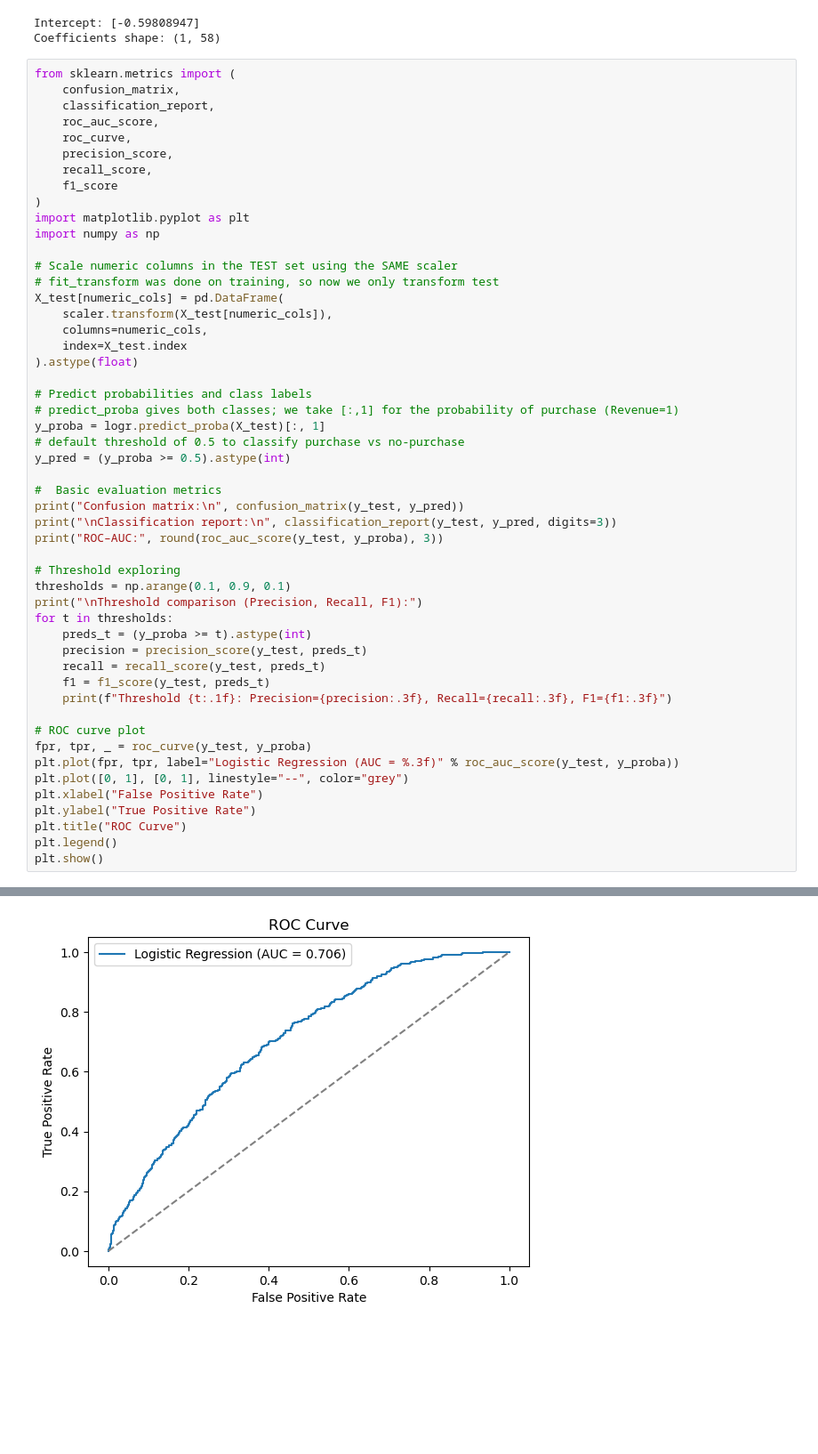
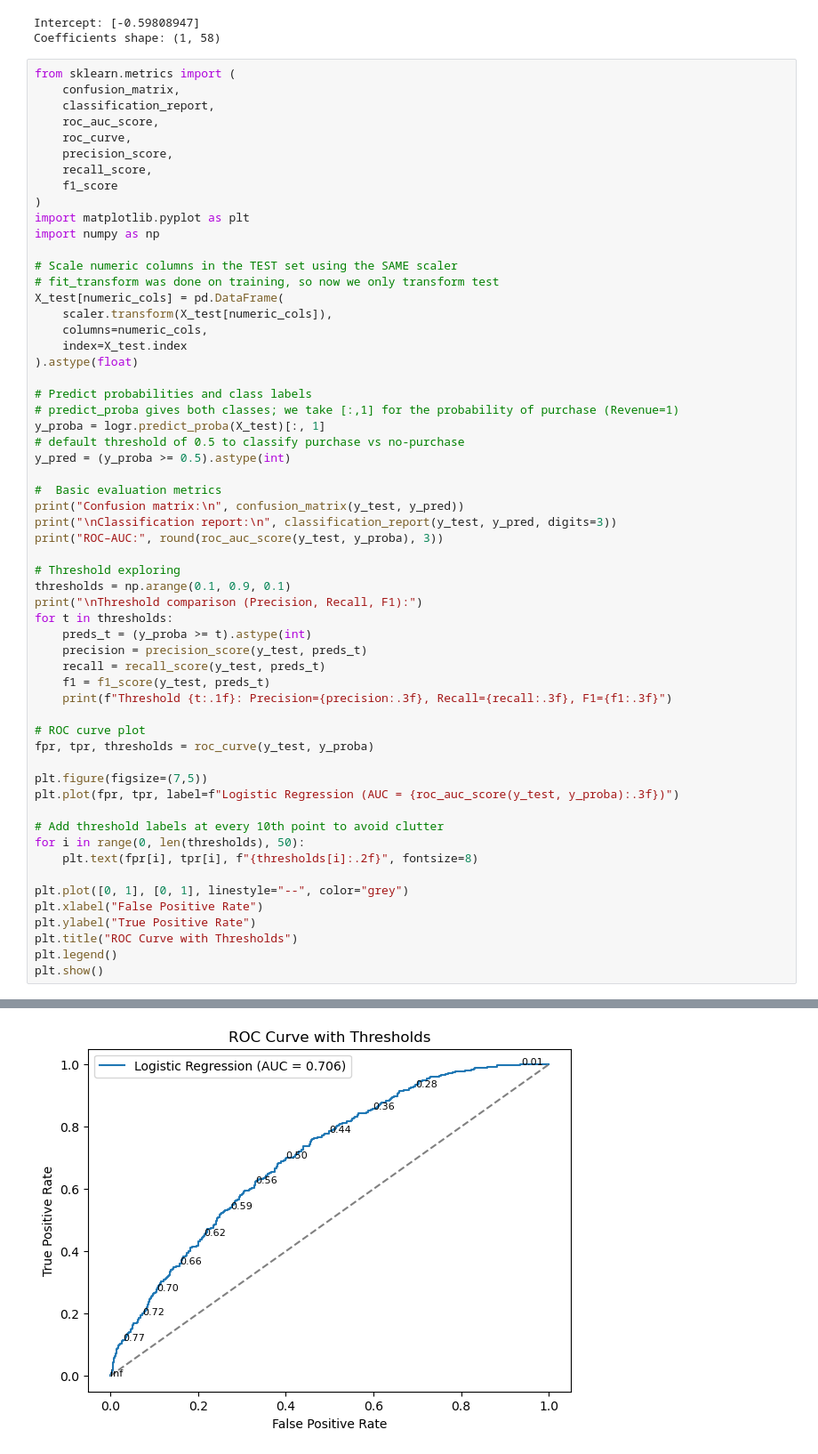
Before and after one commit to tianajsmith-cbs/Applied-Machine-Learning-Project, a Jupyter notebook: Notebooks/04_logistic_regression.ipynb, the cells around one changed output, grey strips where cells are left out. Shown at 89% size. Cells and saved outputs as stored; diff of their text form; blank space fills up the shorter version.

Commit message:
added the threshold part

```diff
--- a/Notebooks/04_logistic_regression.ipynb
+++ b/Notebooks/04_logistic_regression.ipynb
@@ -75,34 +75,41 @@ for t in thresholds:
     preds_t = (y_proba >= t).astype(int)
     precision = precision_score(y_test, preds_t)
     recall = recall_score(y_test, preds_t)
     f1 = f1_score(y_test, preds_t)
     print(f"Threshold {t:.1f}: Precision={precision:.3f}, Recall={recall:.3f}, F1={f1:.3f}")
 
 # ROC curve plot
-fpr, tpr, _ = roc_curve(y_test, y_proba)
-plt.plot(fpr, tpr, label="Logistic Regression (AUC = %.3f)" % roc_auc_score(y_test, y_proba))
+fpr, tpr, thresholds = roc_curve(y_test, y_proba)
+
+plt.figure(figsize=(7,5))
+plt.plot(fpr, tpr, label=f"Logistic Regression (AUC = {roc_auc_score(y_test, y_proba):.3f})")
+
+# Add threshold labels at every 10th point to avoid clutter
+for i in range(0, len(thresholds), 50):
+    plt.text(fpr[i], tpr[i], f"{thresholds[i]:.2f}", fontsize=8)
+
 plt.plot([0, 1], [0, 1], linestyle="--", color="grey")
 plt.xlabel("False Positive Rate")
 plt.ylabel("True Positive Rate")
-plt.title("ROC Curve")
+plt.title("ROC Curve with Thresholds")
 plt.legend()
 plt.show()
 # %% [output]
 Confusion matrix:
  [[1227  857]
  [ 114  268]]
 
 Classification report:
                precision    recall  f1-score   support
 
        False      0.915     0.589     0.716      2084
         True      0.238     0.702     0.356       382
 
     accuracy                          0.606      2466
    macro avg      0.577     0.645     0.536      2466
 ... (9 lines left out)
 Threshold 0.5: Precision=0.238, Recall=0.702, F1=0.356
 Threshold 0.6: Precision=0.273, Recall=0.526, F1=0.359
 Threshold 0.7: Precision=0.322, Recall=0.275, F1=0.297
 Threshold 0.8: Precision=0.507, Recall=0.089, F1=0.151
-[figure, old version]
+[figure, new version]
```
